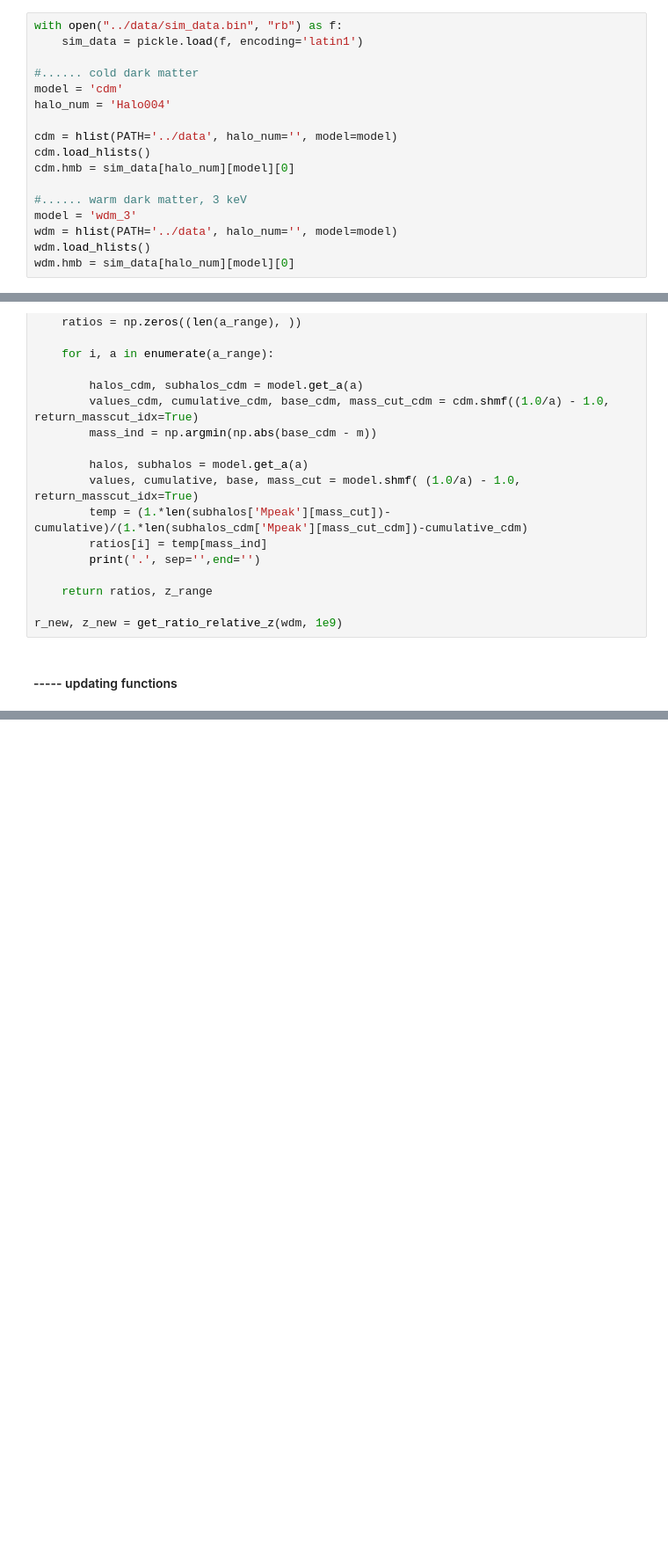
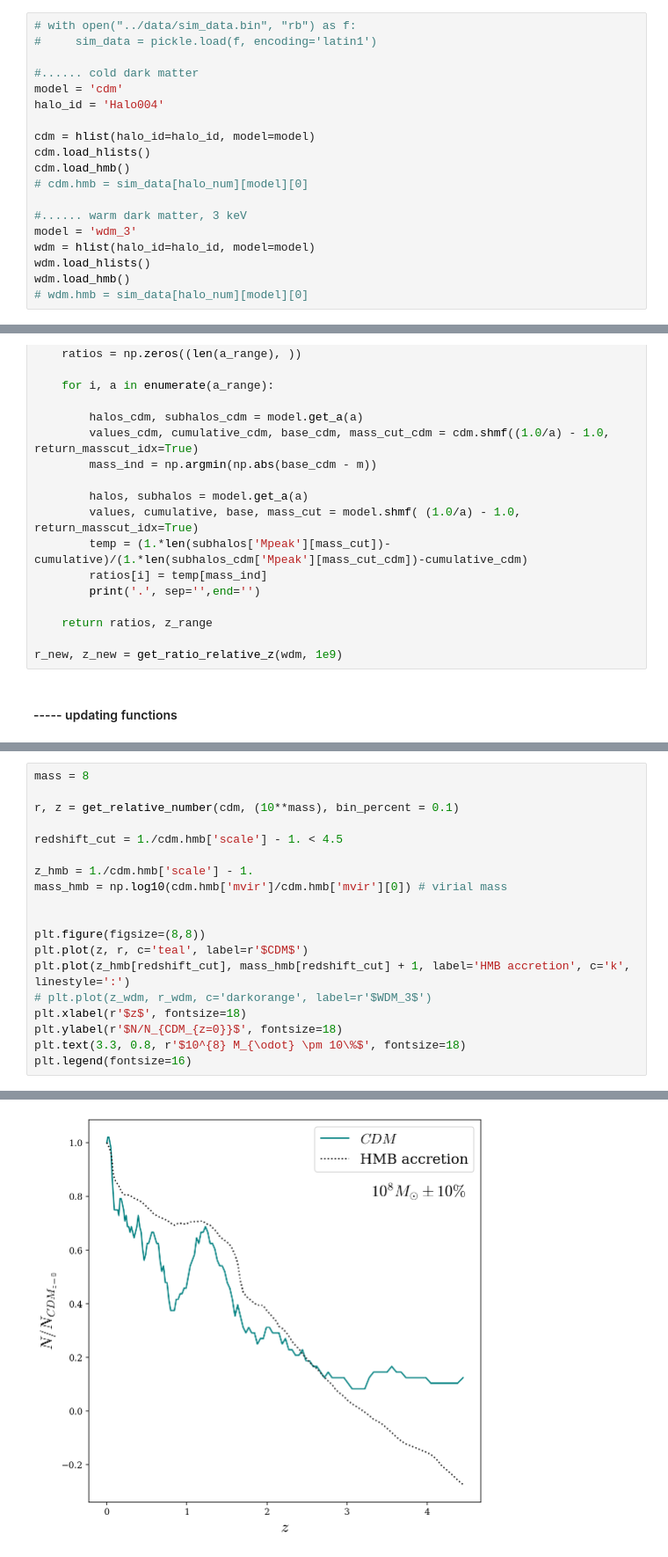
Before and after one commit to theotherlogan/nsbp-2023, a Jupyter notebook: notebooks/hmf_ratios.ipynb, the cells around one changed output, grey strips where cells are left out. Shown: that part at 88% size. Saved outputs shown, nothing was run; the diff lists cells and outputs as text; blank space fills up the shorter version.

Commit message:
new ratio figures

```diff
--- a/notebooks/hmf_ratios.ipynb
+++ b/notebooks/hmf_ratios.ipynb
@@ -28,20 +25,22 @@ Intel MKL WARNING: Support of Intel(R) Streaming SIMD Extensions 4.2 (Intel(R) S
 # %%
-with open("../data/sim_data.bin", "rb") as f:
-    sim_data = pickle.load(f, encoding='latin1')
+# with open("../data/sim_data.bin", "rb") as f:
+#     sim_data = pickle.load(f, encoding='latin1')
 
 #...... cold dark matter
 model = 'cdm'
-halo_num = 'Halo004'
+halo_id = 'Halo004'
 
-cdm = hlist(PATH='../data', halo_num='', model=model)
+cdm = hlist(halo_id=halo_id, model=model)
 cdm.load_hlists()
-cdm.hmb = sim_data[halo_num][model][0]
+cdm.load_hmb()
+# cdm.hmb = sim_data[halo_num][model][0]
 
 #...... warm dark matter, 3 keV
 model = 'wdm_3'
-wdm = hlist(PATH='../data', halo_num='', model=model)
+wdm = hlist(halo_id=halo_id, model=model)
 wdm.load_hlists()
-wdm.hmb = sim_data[halo_num][model][0]
+wdm.load_hmb()
+# wdm.hmb = sim_data[halo_num][model][0]
 # %% [markdown]
 #### ---- original functions
 # %%
@@ -140,0 +160,20 @@ plt.legend(fontsize=16)
+# %%
+mass = 8
+
+r, z = get_relative_number(cdm, (10**mass), bin_percent = 0.1)
+
+redshift_cut = 1./cdm.hmb['scale'] - 1. < 4.5
+
+z_hmb = 1./cdm.hmb['scale'] - 1.
+mass_hmb = np.log10(cdm.hmb['mvir']/cdm.hmb['mvir'][0]) # virial mass
+
+
+plt.figure(figsize=(8,8))
+plt.plot(z, r, c='teal', label=r'$CDM$')
+plt.plot(z_hmb[redshift_cut], mass_hmb[redshift_cut] + 1, label='HMB accretion', c='k', linestyle=':')
+# plt.plot(z_wdm, r_wdm, c='darkorange', label=r'$WDM_3$')
+plt.xlabel(r'$z$', fontsize=18)
+plt.ylabel(r'$N/N_{CDM_{z=0}}$', fontsize=18)
+plt.text(3.3, 0.8, r'$10^{8} M_{\odot} \pm 10\%$', fontsize=18)
+plt.legend(fontsize=16)
+# %% [output]
@@ -140,0 +181 @@ plt.legend(fontsize=16)
+[figure, added]
```
Also changed, not shown: parts of 5 cells of this notebook, 1 other file.
